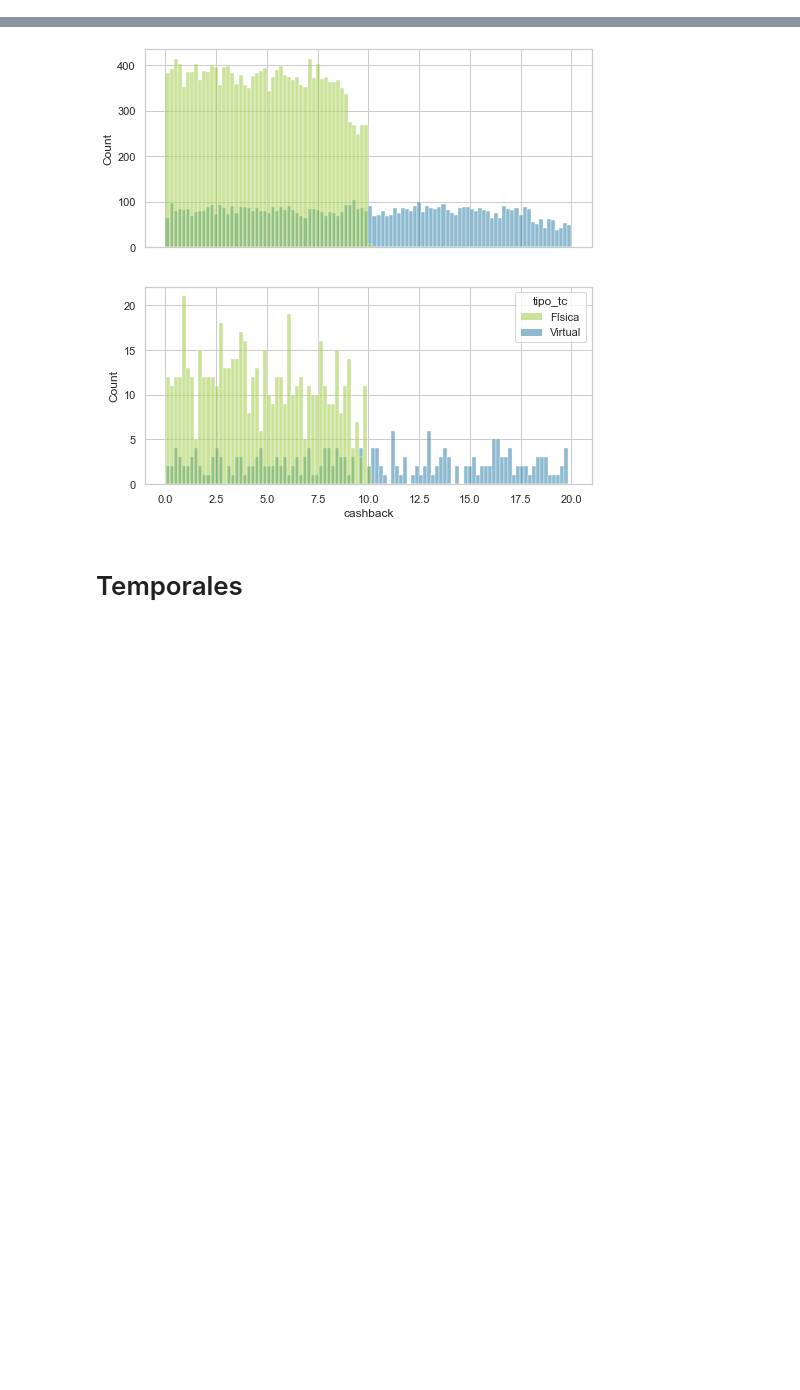
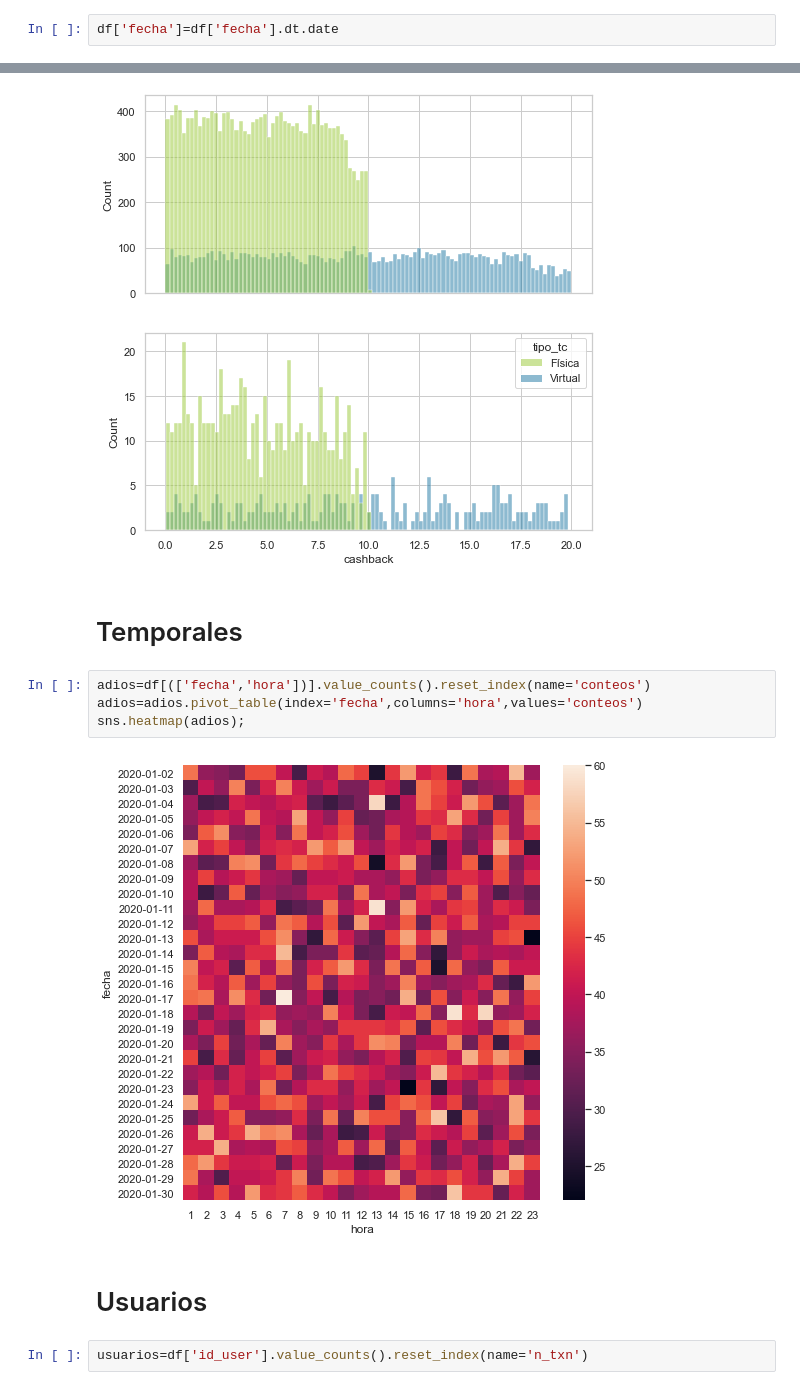
Before and after one commit to ElenaVillano/challenge_rpmx, a Jupyter notebook: notebooks/geda.ipynb, the cells around one changed output, grey strips where cells are left out. Drawn from its saved outputs; the diff is of its cells as text; blank space fills up the shorter version.

```diff
--- a/notebooks/geda.ipynb
+++ b/notebooks/geda.ipynb
@@ -35,6 +35,8 @@ A value is trying to be set on a copy of a slice from a DataFrame
 
 See the caveats in the documentation: https://pandas.pydata.org/pandas-docs/stable/user_guide/indexing.html#returning-a-view-versus-a-copy
   """Entry point for launching an IPython kernel.
+# %%
+df['fecha']=df['fecha'].dt.date
 # %%
 df=df.fillna('NA')
 # %%
@@ -308,3 +311,13 @@ a=sns.histplot(df_si_fraude,x='cashback',hue='tipo_tc',#multiple='stack',
 [figure]
 # %% [markdown]
 # Temporales
+# %%
+adios=df[(['fecha','hora'])].value_counts().reset_index(name='conteos')
+adios=adios.pivot_table(index='fecha',columns='hora',values='conteos')
+sns.heatmap(adios);
+# %% [output]
+[figure, added]
+# %% [markdown]
+# Usuarios
+# %%
+usuarios=df['id_user'].value_counts().reset_index(name='n_txn')
```
Also changed, not shown: parts of 14 cells of this notebook.
